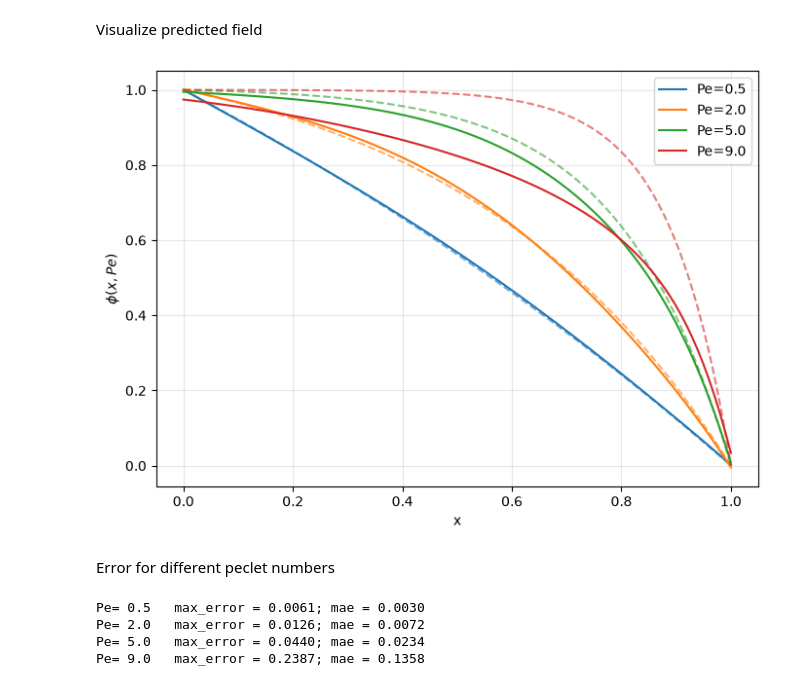
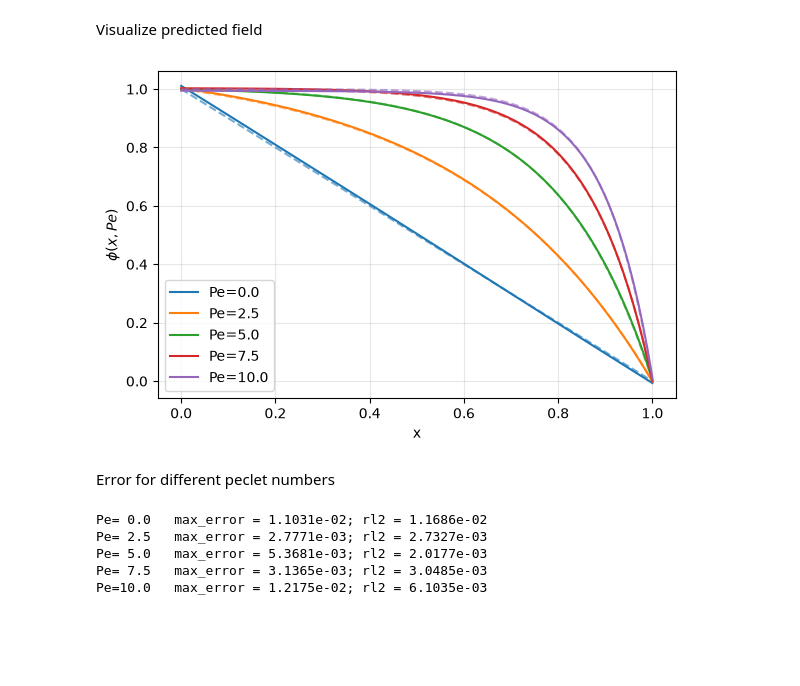
Before and after one commit to LABOSS-UFMG/sciml, a Jupyter notebook: tutorials/t0.ipynb, the cells around one changed output. Saved outputs shown, nothing was run; the diff lists cells and outputs as text; code cells hidden in the pictures; blank space fills up the shorter version.

```diff
--- a/tutorials/t0.ipynb
+++ b/tutorials/t0.ipynb
@@ -261,51 +353,55 @@ Visualize predicted field
 # %%
 model.network.eval()
 
-x_plot = np.linspace(0, 1, 100).reshape(-1, 1)
-peclet_values = [0.5, 2.0, 5.0, 9.0]
+plt.figure(figsize=(6, 4))
 
-plt.figure(figsize=(7, 5))
-for pe_val in peclet_values:
-    pe_plot = np.full_like(x_plot, pe_val)
+with model.evaluation_mode():
 
-    u_ref = solution(x_plot, pe_plot)
+    x_plot = np.linspace(0, 1, 100).reshape(-1, 1)
+    peclet_values = [0, 2.5, 5, 7.5, 10]
 
-    with torch.no_grad():
+    for pe_val in peclet_values:
+        pe_plot = np.full_like(x_plot, pe_val)
+
+        u_ref = solution(x_plot, pe_plot)
+
         inputs = torch.as_tensor(np.concatenate([x_plot, pe_plot], axis=1), dtype=dtype)
-        u_pred = model.network(inputs).numpy()
+        u_pred = model.network(inputs).detach().numpy()
 
-    line, = plt.plot(x_plot, u_pred, label=f"Pe={pe_val:.1f}")
-    plt.plot(x_plot, u_ref, "--", color=line.get_color(), alpha=0.6)
+        line, = plt.plot(x_plot, u_pred, label=f"Pe={pe_val:.1f}")
+        plt.plot(x_plot, u_ref, "--", color=line.get_color(), alpha=0.6)
 
 plt.xlabel("x")
 plt.ylabel(r"$\phi(x, Pe)$")
 plt.legend()
 plt.grid(alpha=0.3)
 plt.tight_layout()
 plt.show()
 # %% [output]
-[figure, old version]
+[figure, new version]
 # %% [markdown]
 Error for different peclet numbers
 # %%
 # Erro relativo (norma L2) para cada Pe, usando a mesma métrica do pacote
 max_error = MaxError()
-mae = MeanAbsoluteError()
+rl2 = RelativeLpNorm()
 
-for pe_val in peclet_values:
-    pe_plot = np.full_like(x_plot, pe_val)
-    phi_ref = solution(x_plot, pe_plot)
+with model.evaluation_mode():
 
-    with torch.no_grad():
+    for pe_val in peclet_values:
+        pe_plot = np.full_like(x_plot, pe_val)
+        phi_ref = solution(x_plot, pe_plot)
+
         inputs = torch.as_tensor(np.concatenate([x_plot, pe_plot], axis=1), dtype=dtype)
-        phi_pred = model.network(inputs).numpy()
+        phi_pred = model.network(inputs).detach().numpy()
 
-    error_1 = max_error.evaluate(torch.as_tensor(phi_pred), torch.as_tensor(phi_ref))
-    error_2 = mae.evaluate(torch.as_tensor(phi_pred), torch.as_tensor(phi_ref))
+        error_1 = max_error.evaluate(torch.as_tensor(phi_pred), torch.as_tensor(phi_ref))
+        error_2 = rl2.evaluate(torch.as_tensor(phi_pred), torch.as_tensor(phi_ref))
 
-    print(f"Pe={pe_val:4.1f}   max_error = {error_1.item():.4f}; mae = {error_2.item():.4f}")
+        print(f"Pe={pe_val:4.1f}   max_error = {error_1.item():.4e}; rl2 = {error_2.item():.4e}")
 # %% [output]
-Pe= 0.5   max_error = 0.0061; mae = 0.0030
-Pe= 2.0   max_error = 0.0126; mae = 0.0072
-Pe= 5.0   max_error = 0.0440; mae = 0.0234
-Pe= 9.0   max_error = 0.2387; mae = 0.1358
+Pe= 0.0   max_error = 1.1031e-02; rl2 = 1.1686e-02
+Pe= 2.5   max_error = 2.7771e-03; rl2 = 2.7327e-03
+Pe= 5.0   max_error = 5.3681e-03; rl2 = 2.0177e-03
+Pe= 7.5   max_error = 3.1365e-03; rl2 = 3.0485e-03
+Pe=10.0   max_error = 1.2175e-02; rl2 = 6.1035e-03
```
Also changed, not shown: parts of 11 cells of this notebook, 29 other files.
